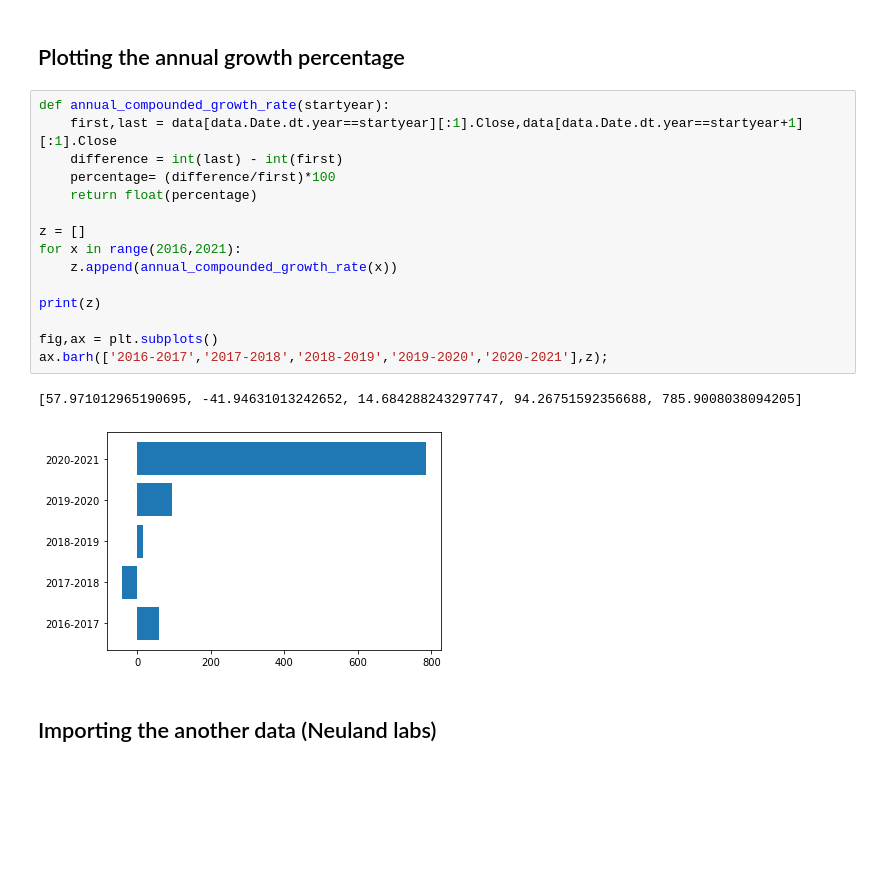
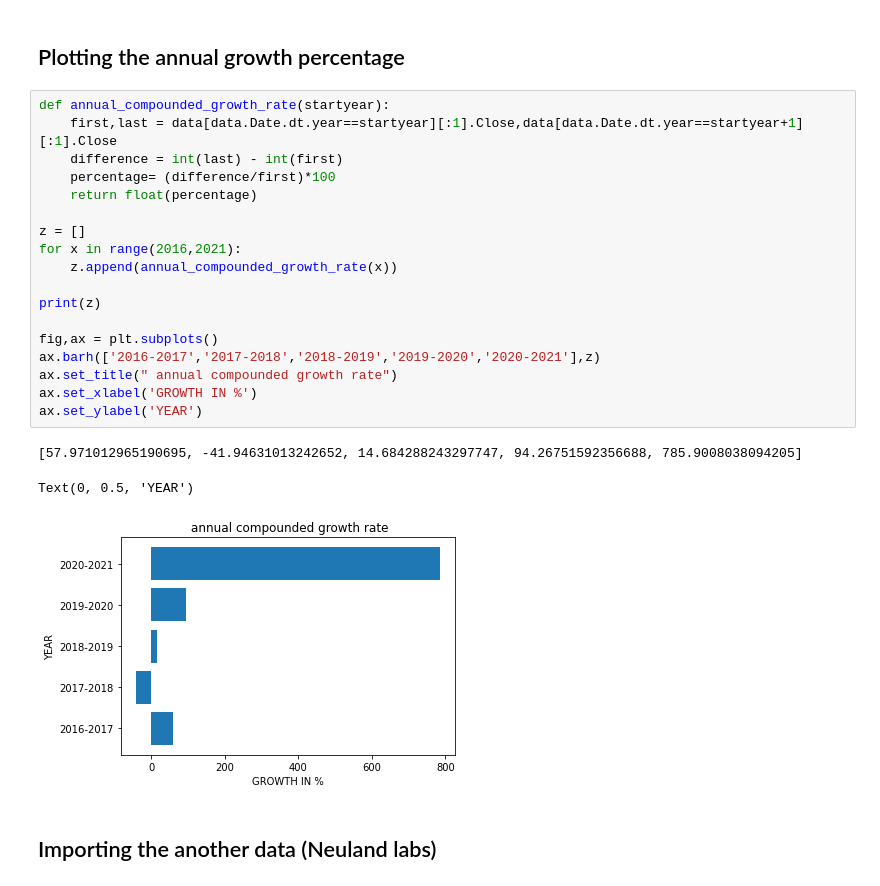
Before and after one commit to JayeshJain246/python-visualization-project-, a Jupyter notebook: project_python_visualization.ipynb, the cells around one changed output. Saved outputs shown, nothing was run; the diff lists cells and outputs as text; blank space fills up the shorter version.

```diff
--- a/project_python_visualization.ipynb
+++ b/project_python_visualization.ipynb
@@ -82,21 +86,25 @@ The CAGR is  78.89804472897653
 # %%
 def annual_compounded_growth_rate(startyear):
     first,last = data[data.Date.dt.year==startyear][:1].Close,data[data.Date.dt.year==startyear+1][:1].Close
     difference = int(last) - int(first)
     percentage= (difference/first)*100
     return float(percentage)
 
 z = []
 for x in range(2016,2021):
     z.append(annual_compounded_growth_rate(x))
 
 print(z)
 
 fig,ax = plt.subplots()
-ax.barh(['2016-2017','2017-2018','2018-2019','2019-2020','2020-2021'],z);
+ax.barh(['2016-2017','2017-2018','2018-2019','2019-2020','2020-2021'],z)
+ax.set_title(" annual compounded growth rate")
+ax.set_xlabel('GROWTH IN %')
+ax.set_ylabel('YEAR')
 # %% [output]
 [57.971012965190695, -41.94631013242652, 14.684288243297747, 94.26751592356688, 785.9008038094205]
+Text(0, 0.5, 'YEAR')
-[figure, old version]
+[figure, new version]
 # %% [markdown]
 ## Importing the another data (Neuland labs)
 # %%
```
Also changed, not shown: parts of 6 cells of this notebook.
